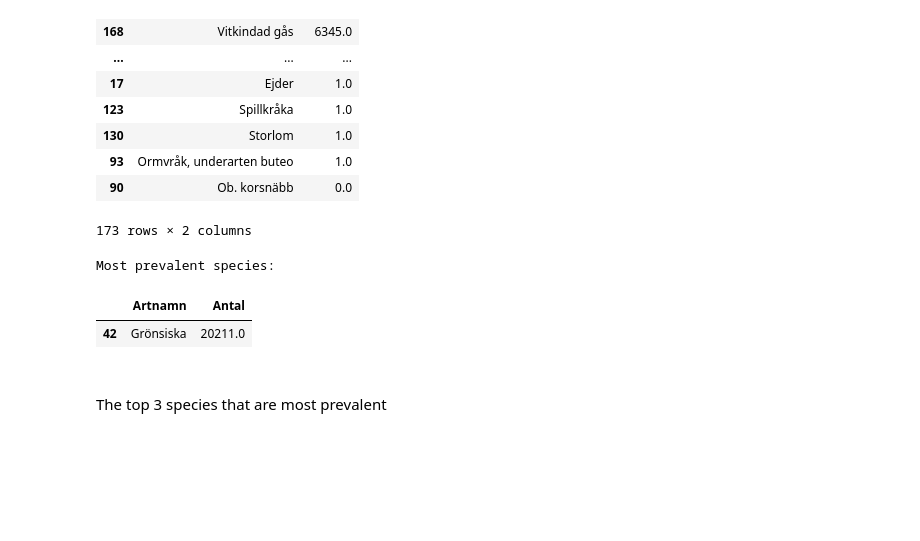
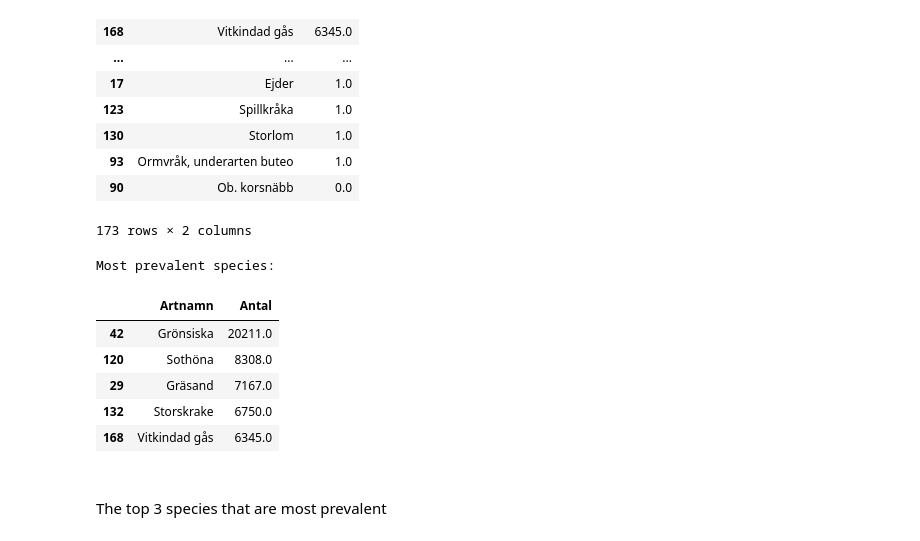
Before and after one commit to shlemondev/su-mt4007, a Jupyter notebook: HW3/HW3.ipynb, the cells around one changed output. Cells and saved outputs as stored; diff of their text form; code cells hidden in the pictures; blank space fills up the shorter version.

```diff
--- a/HW3/HW3.ipynb
+++ b/HW3/HW3.ipynb
@@ -234,12 +247,16 @@ species_count_df_ordered
 # %%
 
 print("Most prevalent species:\n")
 
-species_count_df_ordered.head(1)
+species_count_df_ordered.head(5)
 # %% [output]
 Most prevalent species:
 |  | Artnamn | Antal |
 | 42 | Grönsiska | 20211.0 |
+| 120 | Sothöna | 8308.0 |
+| 29 | Gräsand | 7167.0 |
+| 132 | Storskrake | 6750.0 |
+| 168 | Vitkindad gås | 6345.0 |
 # %% [markdown]
 ####
 
```
Also changed, not shown: parts of 7 cells of this notebook, 2 other files.
